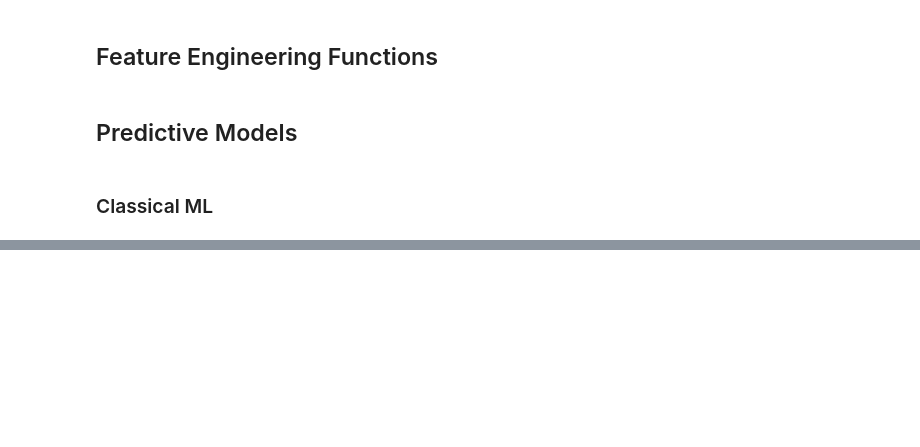
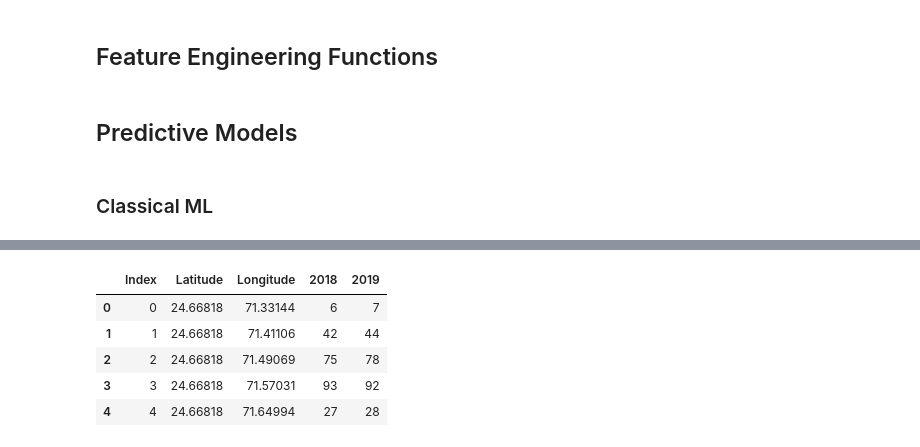
Before and after one commit to Alfadhils/Spatio-Temporal-Biomass-Feedstock-Nowcasting, a Jupyter notebook: forecast.ipynb, the cells around one changed output, grey strips where cells are left out. Saved outputs shown, nothing was run; the diff lists cells and outputs as text; code cells hidden in the pictures; blank space fills up the shorter version.

```diff
--- a/forecast.ipynb
+++ b/forecast.ipynb
@@ -466,0 +493,13 @@ plt.show()
+# %%
+dfpred_2018 = df_2018[['Index','Latitude','Longitude','2018']]
+dfpred_2019 = df_2019[['Index','Latitude','Longitude','2019']]
+dfcluster = dfpred_2018.merge(dfpred_2019, on =['Index','Latitude','Longitude'])
+
+dfcluster.head(5)
+# %% [output]
+|  | Index | Latitude | Longitude | 2018 | 2019 |
+| 0 | 0 | 24.66818 | 71.33144 | 6 | 7 |
+| 1 | 1 | 24.66818 | 71.41106 | 42 | 44 |
+| 2 | 2 | 24.66818 | 71.49069 | 75 | 78 |
+| 3 | 3 | 24.66818 | 71.57031 | 93 | 92 |
+| 4 | 4 | 24.66818 | 71.64994 | 27 | 28 |
```
Also changed, not shown: parts of 13 cells of this notebook, 10 other files.
